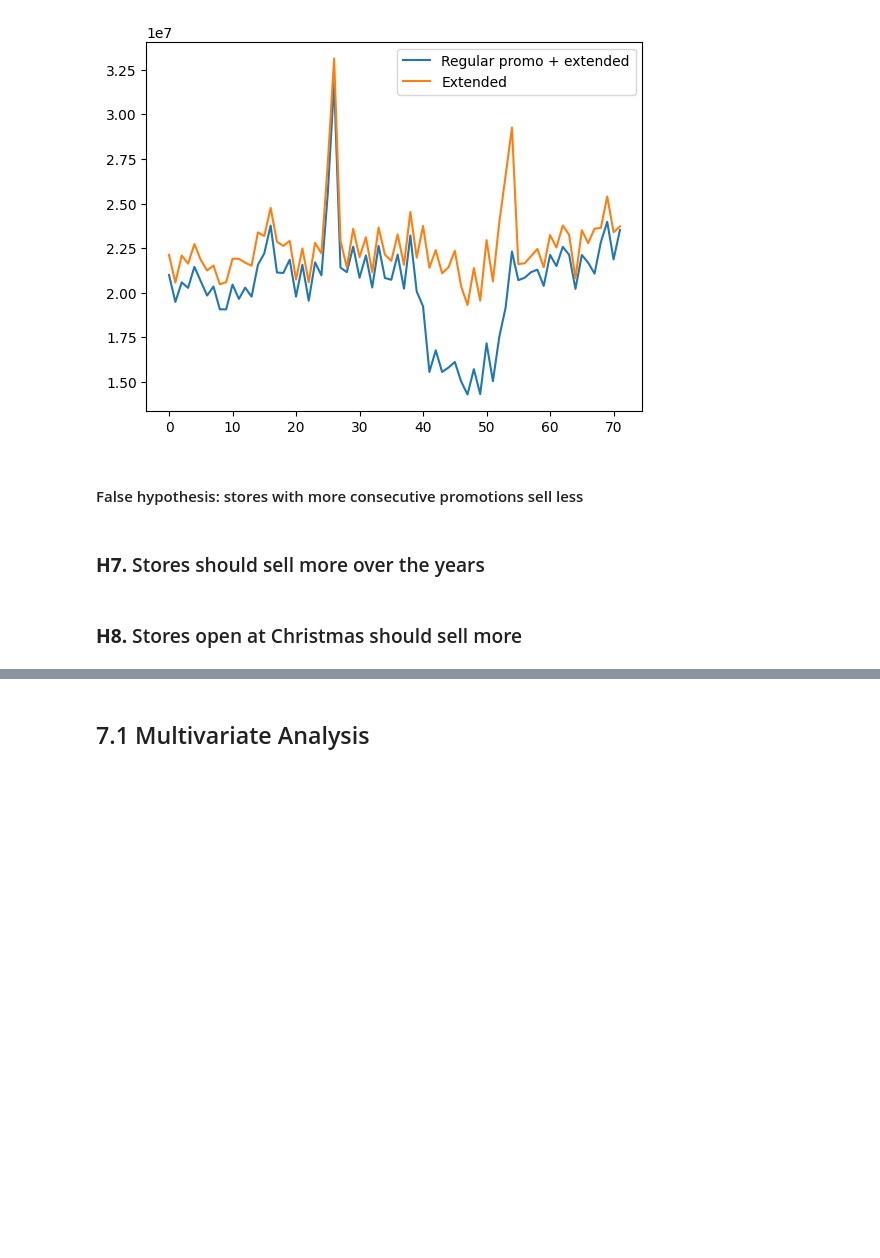
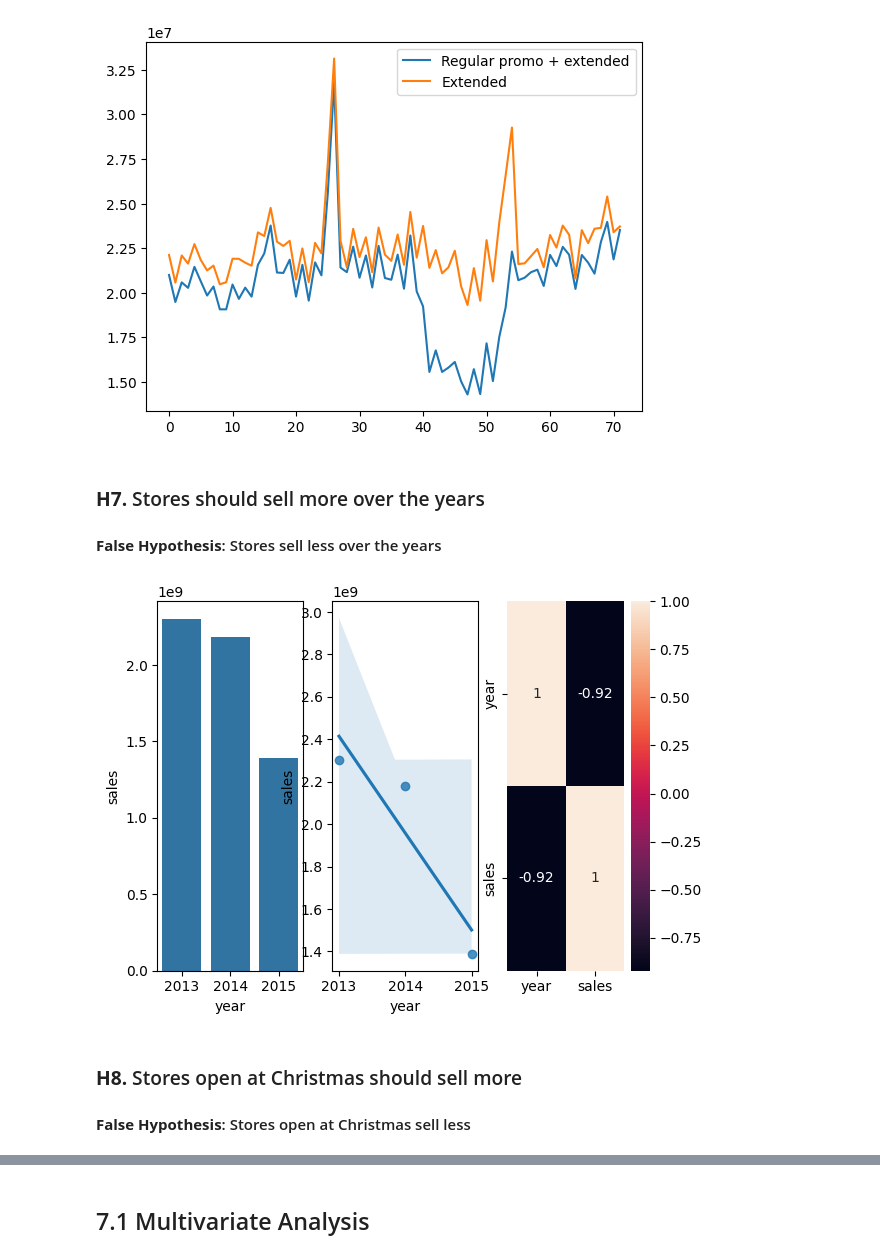
Before and after one commit to felipevalory/previsao_de_vendas, a Jupyter notebook: index.ipynb, the cells around one changed output, grey strips where cells are left out. Drawn from its saved outputs; the diff is of its cells as text; code cells hidden in the pictures; blank space fills up the shorter version.

```diff
--- a/index.ipynb
+++ b/index.ipynb
@@ -646,9 +662,23 @@ ax.legend(labels=['Regular promo + extended', 'Extended'])
 # %% [output]
 <matplotlib.legend.Legend at 0x...>
 [figure]
-# %% [markdown]
-#### False hypothesis: stores with more consecutive promotions sell less
 # %% [markdown]
 ### **H7.** Stores should sell more over the years
+
+#### **False Hypothesis**: Stores sell less over the years
+# %%
+plt.subplot(1, 3, 1)
+ax1 = df4[['year', 'sales']].groupby('year').sum().reset_index()
+sns.barplot(x='year', y='sales', data=aux1);
+u
+plt.subplot(1, 3, 2)
+sns.regplot(x='year', y='sales', data=aux1);
+
+plt.subplot(1, 3, 3)
+sns.heatmap(aux1.corr(method='pearson'), annot=True);
+# %% [output]
+[figure, added]
 # %% [markdown]
 ### **H8.** Stores open at Christmas should sell more
+
+#### **False Hypothesis**: Stores open at Christmas sell less
```
Also changed, not shown: parts of 27 cells of this notebook.
